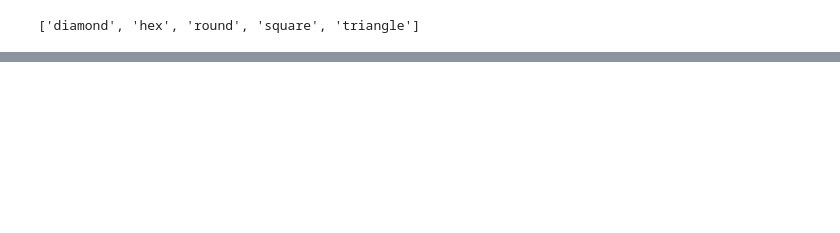
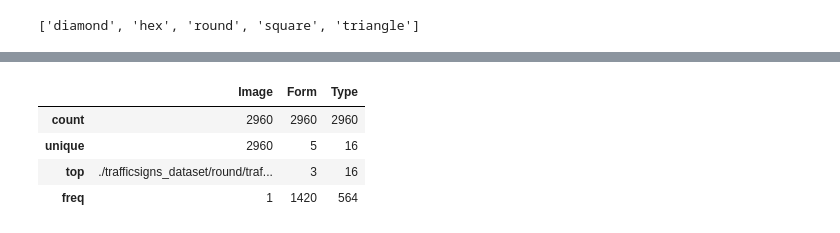
Before and after one commit to joergensiv/s4032472_s4028741_COSC2793Assignment2, a Jupyter notebook: dataframe.ipynb, the cells around one changed output, grey strips where cells are left out. Drawn from its saved outputs; the diff is of its cells as text; code cells hidden in the pictures; blank space fills up the shorter version.

```diff
--- a/dataframe.ipynb
+++ b/dataframe.ipynb
@@ -41,2 +47,9 @@ df3.to_csv('trafficsigns_data.csv',index=True, index_label='ID' )
 # %% [output]
 ['diamond', 'hex', 'round', 'square', 'triangle']
+# %%
+#Datasplit
+
+train, val = train_test_split(df, test_size=0.20, random_state=42)
+print(df.shape)
+print(train.shape)
+print(val.shape)
@@ -42,0 +89,8 @@ df3.to_csv('trafficsigns_data.csv',index=True, index_label='ID' )
+# %%
+train.describe()
+# %% [output]
+|  | Image | Form | Type |
+| count | 2960 | 2960 | 2960 |
+| unique | 2960 | 5 | 16 |
+| top | ./trafficsigns_dataset/round/traf... | 3 | 16 |
+| freq | 1 | 1420 | 564 |
```
Also changed, not shown: parts of 6 cells of this notebook.
